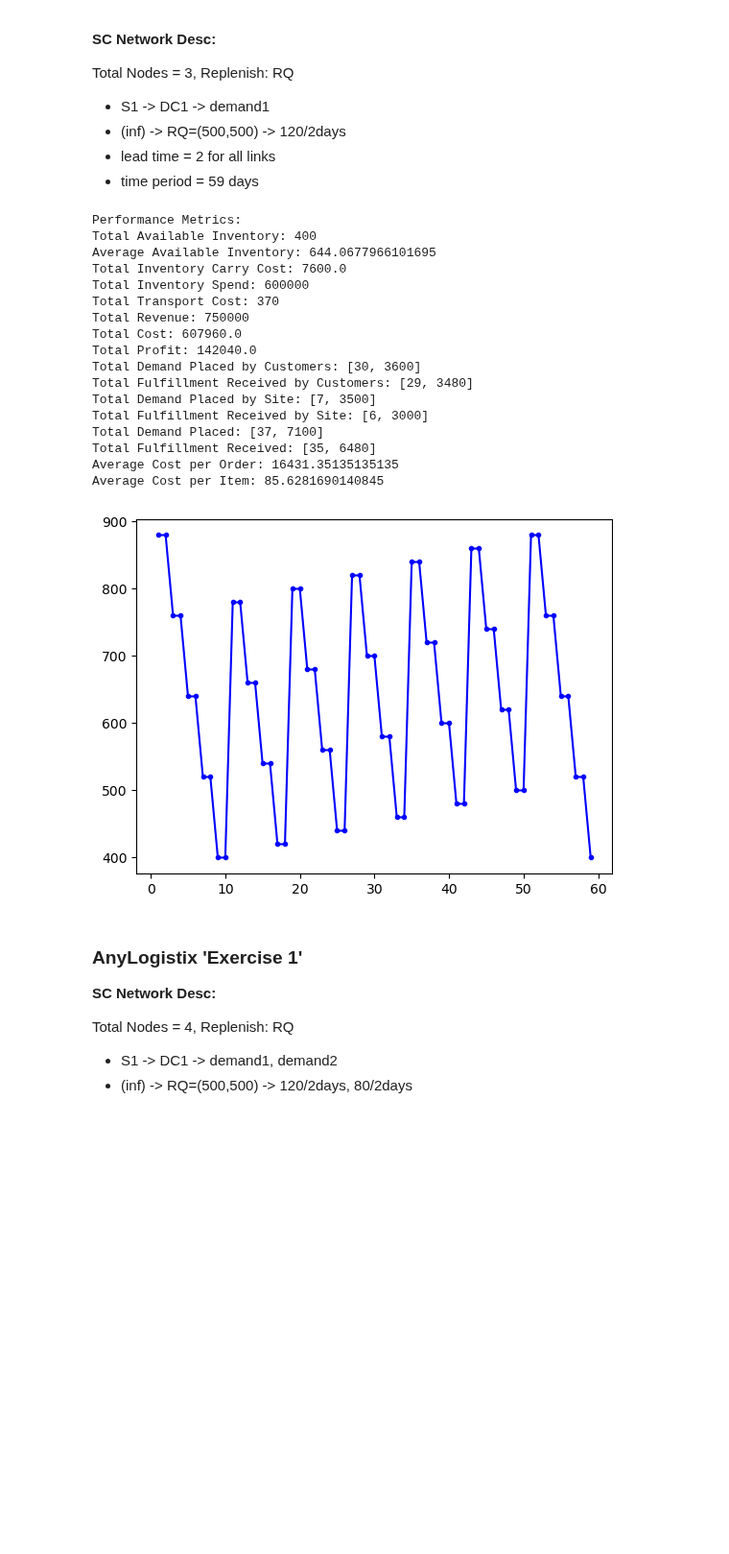
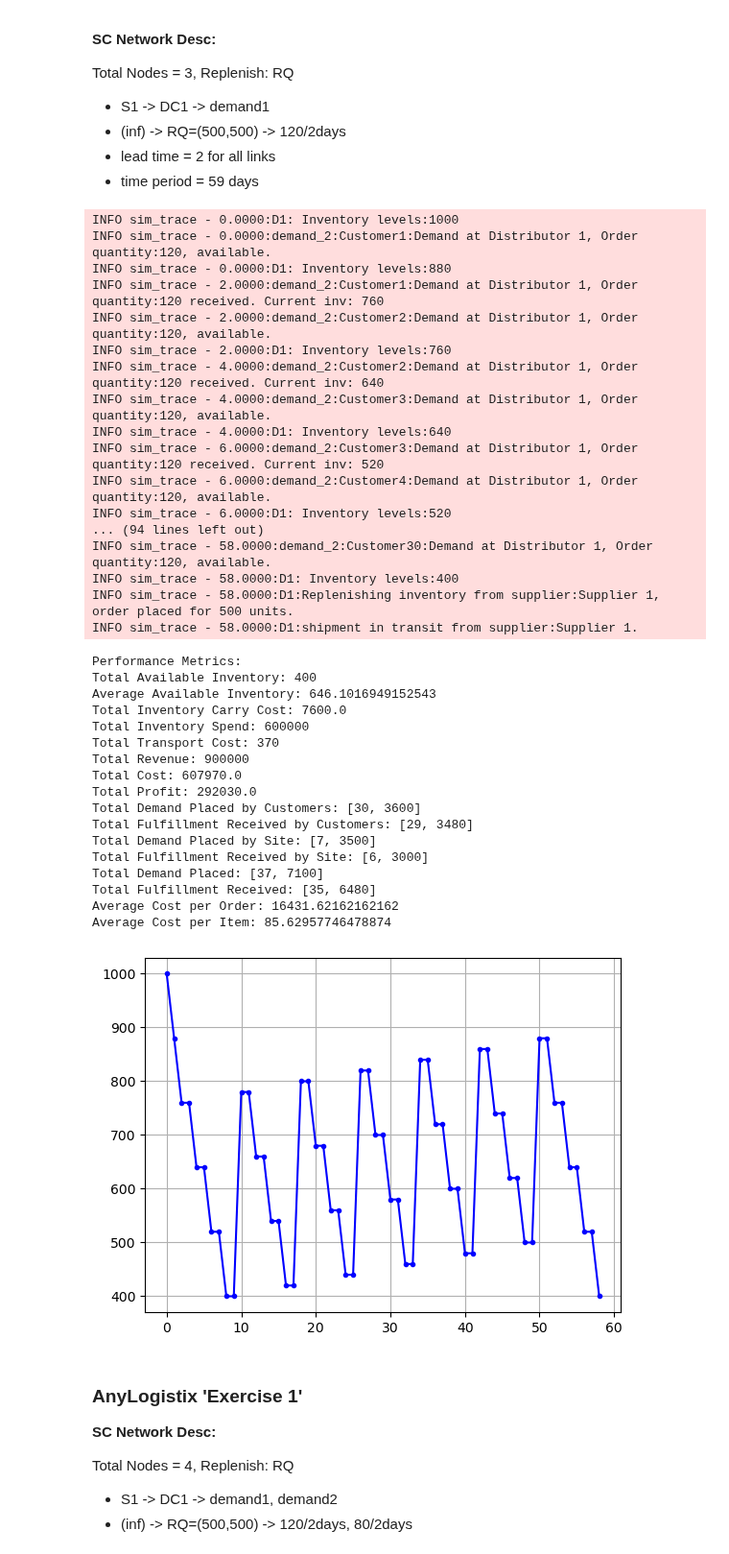
Before and after one commit to SupplyChainSimulation/SupplyNetPy, a Jupyter notebook: examples/ex17_replenish_cmp_any.ipynb, the cells around one changed output. Shown at 96% size. Drawn from its saved outputs; the diff is of its cells as text; code cells hidden in the pictures; blank space fills up the shorter version.

```diff
--- a/examples/ex17_replenish_cmp_any.ipynb
+++ b/examples/ex17_replenish_cmp_any.ipynb
@@ -38,42 +38,60 @@ Total Nodes = 3, Replenish: RQ <br>
 # %%
 import simpy
 env = simpy.Environment()
 supplier = scm.Supplier(env=env, ID='S1', name='Supplier 1', node_type='infinite_supplier')
 distributor = scm.InventoryNode(env=env, ID='D1', name='Distributor 1', node_type='distributor', capacity=5000, initial_level=1000,
                                 inventory_holding_cost=0.2, replenishment_policy=scm.RQReplenishment, policy_param={'R':500,'Q':500},
                                 product_sell_price=250, product_buy_price=200)
 link1  = scm.Link(env=env, ID='L1', source=supplier, sink=distributor, cost=10, lead_time=lambda: 2)
 demand2 = scm.Demand(env=env, ID='demand_2', name='Dem 2', order_arrival_model=lambda: 2, order_quantity_model=lambda:120,
                      demand_node=distributor, delivery_cost=lambda: 10, lead_time=lambda: 2)
-scm.global_logger.disable_logging()
+scm.global_logger.enable_logging()
 env.run(until=59)
 
 import numpy as np
 import matplotlib.pyplot as plt
 supplynet = scm.create_sc_net(nodes=[supplier,distributor],links=[link1],demands=[demand2])
 supplynet = scm.simulate_sc_net(supplynet, sim_time=60)
 inv_levels = np.array(distributor.inventory.instantaneous_levels)
 plt.plot(inv_levels[:,0], inv_levels[:,1], label='Inventory Level at D1', marker='.', color='blue')
+plt.grid()
 print_performance_metrics(supplynet)
 # %% [output]
-Performance Metrics:
-Total Available Inventory: 400
-Average Available Inventory: 644.0677966101695
-Total Inventory Carry Cost: 7600.0
-Total Inventory Spend: 600000
-Total Transport Cost: 370
-Total Revenue: 750000
-Total Cost: 607960.0
-Total Profit: 142040.0
-Total Demand Placed by Customers: [30, 3600]
-Total Fulfillment Received by Customers: [29, 3480]
-Total Demand Placed by Site: [7, 3500]
-Total Fulfillment Received by Site: [6, 3000]
-Total Demand Placed: [37, 7100]
-Total Fulfillment Received: [35, 6480]
-Average Cost per Order: 16431.35135135135
-Average Cost per Item: 85.6281690140845
+INFO sim_trace - 0.0000:D1: Inventory levels:1000
+INFO sim_trace - 0.0000:demand_2:Customer1:Demand at Distributor 1, Order quantity:120, available.
+INFO sim_trace - 0.0000:D1: Inventory levels:880
+INFO sim_trace - 2.0000:demand_2:Customer1:Demand at Distributor 1, Order quantity:120 received. Current inv: 760
+INFO sim_trace - 2.0000:demand_2:Customer2:Demand at Distributor 1, Order quantity:120, available.
+INFO sim_trace - 2.0000:D1: Inventory levels:760
+INFO sim_trace - 4.0000:demand_2:Customer2:Demand at Distributor 1, Order quantity:120 received. Current inv: 640
+INFO sim_trace - 4.0000:demand_2:Customer3:Demand at Distributor 1, Order quantity:120, available.
+INFO sim_trace - 4.0000:D1: Inventory levels:640
+INFO sim_trace - 6.0000:demand_2:Customer3:Demand at Distributor 1, Order quantity:120 received. Current inv: 520
+INFO sim_trace - 6.0000:demand_2:Customer4:Demand at Distributor 1, Order quantity:120, available.
+INFO sim_trace - 6.0000:D1: Inventory levels:520
+... (94 lines left out)
+INFO sim_trace - 58.0000:demand_2:Customer30:Demand at Distributor 1, Order quantity:120, available.
+INFO sim_trace - 58.0000:D1: Inventory levels:400
+INFO sim_trace - 58.0000:D1:Replenishing inventory from supplier:Supplier 1, order placed for 500 units.
+INFO sim_trace - 58.0000:D1:shipment in transit from supplier:Supplier 1.
+Performance Metrics:
+Total Available Inventory: 400
+Average Available Inventory: 646.1016949152543
+Total Inventory Carry Cost: 7600.0
+Total Inventory Spend: 600000
+Total Transport Cost: 370
+Total Revenue: 900000
+Total Cost: 607970.0
+Total Profit: 292030.0
+Total Demand Placed by Customers: [30, 3600]
+Total Fulfillment Received by Customers: [29, 3480]
+Total Demand Placed by Site: [7, 3500]
+Total Fulfillment Received by Site: [6, 3000]
+Total Demand Placed: [37, 7100]
+Total Fulfillment Received: [35, 6480]
+Average Cost per Order: 16431.62162162162
+Average Cost per Item: 85.62957746478874
-[figure, old version]
+[figure, new version]
 # %% [markdown]
 ### AnyLogistix 'Exercise 1'
 
```
Also changed, not shown: parts of 10 cells of this notebook, 10 other files.
